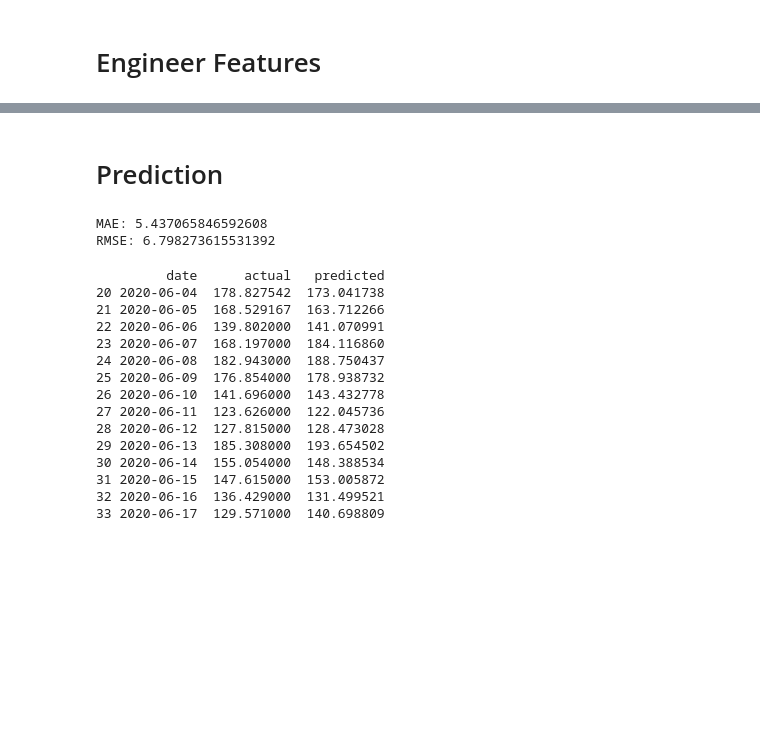
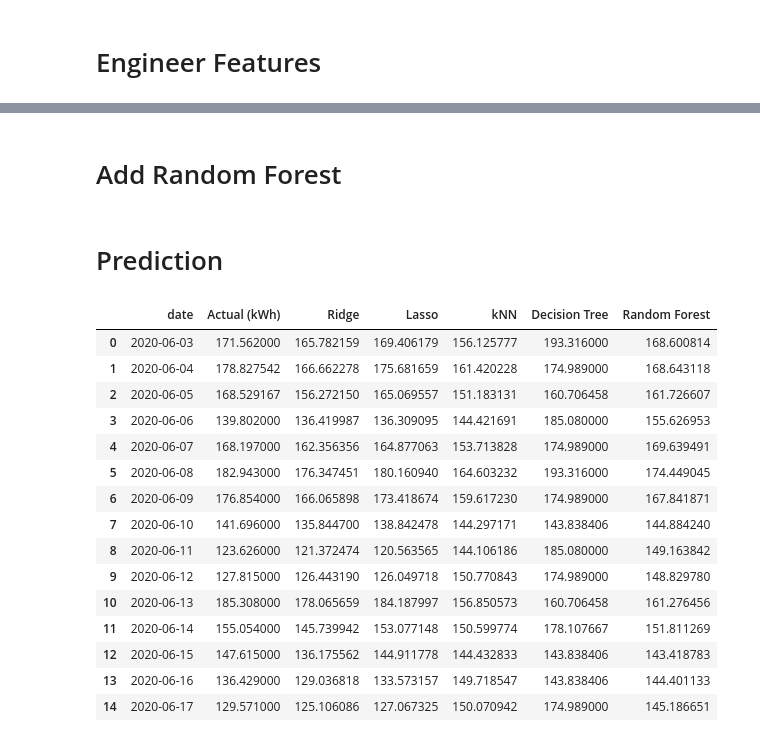
Before and after one commit to Jacob3008/Machine-Learning-Project-3, a Jupyter notebook: ML Project 3.ipynb, the cells around one changed output, grey strips where cells are left out. Cells and saved outputs as stored; diff of their text form; code cells hidden in the pictures; blank space fills up the shorter version.

```diff
--- a/ML Project 3.ipynb
+++ b/ML Project 3.ipynb
@@ -106,0 +352,15 @@ Ridge()
+# %%
+for col in df_full.columns:
+    if 'lag_' in col:
+        df_full[col] = df_full[col].fillna(df_full['daily_yield'])
+    if 'ma_' in col:
+        df_full[col] = df_full[col].fillna(df_full['daily_yield'])
+    if 'std_' in col:
+        df_full[col] = df_full[col].fillna(0)
+
+# growth features
+df_full['diff_1'] = df_full['diff_1'].fillna(0)
+df_full['pct_change'] = df_full['pct_change'].fillna(0)
+
+# Final check
+print("Remaining NaNs:", df_full.isna().sum().sum())
@@ -106,0 +462,2 @@ Ridge()
+# %% [markdown]
+# Add Random Forest
@@ -107,38 +474,31 @@ Ridge()
 # %% [markdown]
 # Prediction
-# %%
-preds = model.predict(X_test)
-
-mae = mean_absolute_error(y_test, preds)
-mse = mean_squared_error(y_test, preds)
-rmse = np.sqrt(mse)
-
-print("MAE:", mae)
-print("RMSE:", rmse)
-# %% [output]
-MAE: 5.437065846592608
-RMSE: 6.798273615531392
 # %%
-results = pd.DataFrame({
-    "date": test['date'],
-    "actual": y_test.values,
-    "predicted": preds
-})
+combined_results = pd.DataFrame({
+    'date': test['date'].values,
+    'Actual (kWh)': y_test.values,
+    'Ridge': ridge_best_pred,
+    'Lasso': lasso_best_pred,
+    'kNN': knn_best_pred,
+    'Decision Tree': tree_best_pred,
+    'Random Forest': rf_pred
+}).reset_index(drop=True)
 
-print(results)
+combined_results
 # %% [output]
-         date      actual   predicted
-20 2020-06-04  178.827542  173.041738
-21 2020-06-05  168.529167  163.712266
-22 2020-06-06  139.802000  141.070991
-23 2020-06-07  168.197000  184.116860
-24 2020-06-08  182.943000  188.750437
-25 2020-06-09  176.854000  178.938732
-26 2020-06-10  141.696000  143.432778
-27 2020-06-11  123.626000  122.045736
-28 2020-06-12  127.815000  128.473028
-29 2020-06-13  185.308000  193.654502
-30 2020-06-14  155.054000  148.388534
-31 2020-06-15  147.615000  153.005872
-32 2020-06-16  136.429000  131.499521
-33 2020-06-17  129.571000  140.698809
+|  | date | Actual (kWh) | Ridge | Lasso | kNN | Decision Tree | Random Forest |
+| 0 | 2020-06-03 | 171.562000 | 165.782159 | 169.406179 | 156.125777 | 193.316000 | 168.600814 |
+| 1 | 2020-06-04 | 178.827542 | 166.662278 | 175.681659 | 161.420228 | 174.989000 | 168.643118 |
+| 2 | 2020-06-05 | 168.529167 | 156.272150 | 165.069557 | 151.183131 | 160.706458 | 161.726607 |
+| 3 | 2020-06-06 | 139.802000 | 136.419987 | 136.309095 | 144.421691 | 185.080000 | 155.626953 |
+| 4 | 2020-06-07 | 168.197000 | 162.356356 | 164.877063 | 153.713828 | 174.989000 | 169.639491 |
+| 5 | 2020-06-08 | 182.943000 | 176.347451 | 180.160940 | 164.603232 | 193.316000 | 174.449045 |
+| 6 | 2020-06-09 | 176.854000 | 166.065898 | 173.418674 | 159.617230 | 174.989000 | 167.841871 |
+| 7 | 2020-06-10 | 141.696000 | 135.844700 | 138.842478 | 144.297171 | 143.838406 | 144.884240 |
+| 8 | 2020-06-11 | 123.626000 | 121.372474 | 120.563565 | 144.106186 | 185.080000 | 149.163842 |
+| 9 | 2020-06-12 | 127.815000 | 126.443190 | 126.049718 | 150.770843 | 174.989000 | 148.829780 |
+| 10 | 2020-06-13 | 185.308000 | 178.065659 | 184.187997 | 156.850573 | 160.706458 | 161.276456 |
+| 11 | 2020-06-14 | 155.054000 | 145.739942 | 153.077148 | 150.599774 | 178.107667 | 151.811269 |
+| 12 | 2020-06-15 | 147.615000 | 136.175562 | 144.911778 | 144.432833 | 143.838406 | 143.418783 |
+| 13 | 2020-06-16 | 136.429000 | 129.036818 | 133.573157 | 149.718547 | 143.838406 | 144.401133 |
+| 14 | 2020-06-17 | 129.571000 | 125.106086 | 127.067325 | 150.070942 | 174.989000 | 145.186651 |
```
Also changed, not shown: parts of 39 cells of this notebook, 1 other file.
